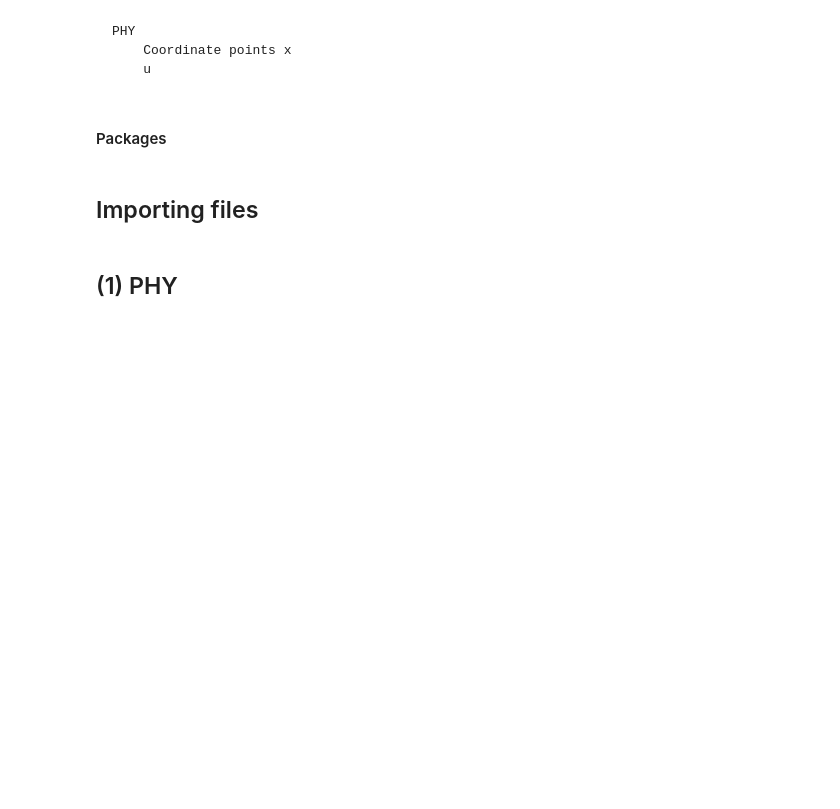
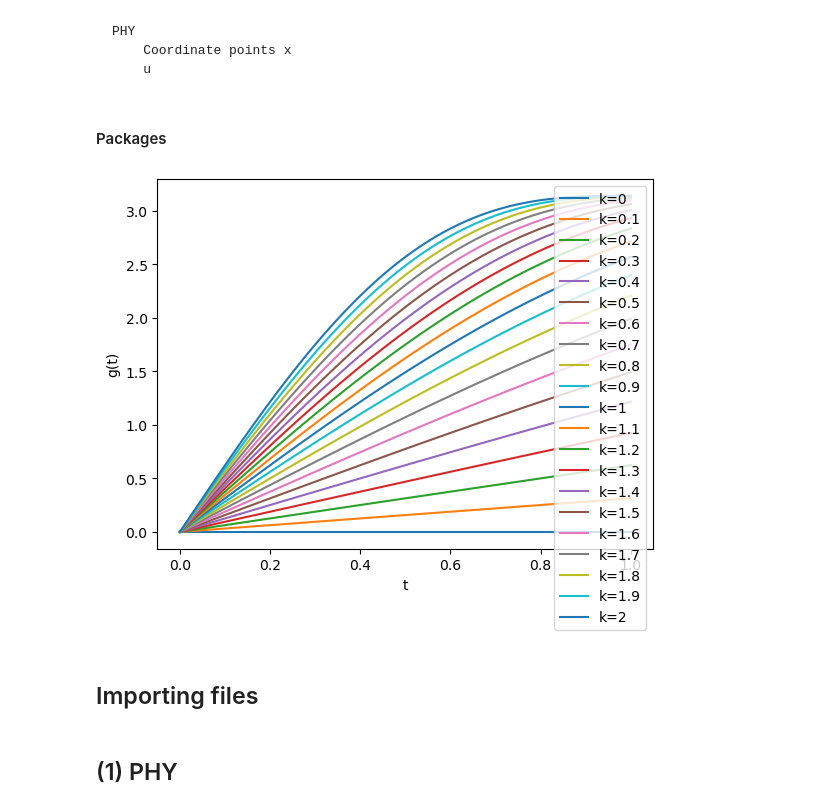
Before and after one commit to olcruzgonzalez/linear_advection_1D1d, a Jupyter notebook: generate_dataset/inspection.ipynb, the cells around one changed output. Cells and saved outputs as stored; diff of their text form; code cells hidden in the pictures; blank space fills up the shorter version.

```diff
--- a/generate_dataset/inspection.ipynb
+++ b/generate_dataset/inspection.ipynb
@@ -11,6 +11,20 @@ import os
 from tqdm import tqdm
 import numpy as np
 import matplotlib.pyplot as plt
+# %%
+k_list = [0,0.1,0.2,0.3,0.4,0.5,0.6,0.7,0.8,0.9,1,1.1,1.2,1.3,1.4,1.5,1.6,1.7,1.8,1.9,2]
+k = np.array(k_list)[None, :]
+t = np.linspace(0,1,100)[:,None]
+g = np.sin(k*np.pi/2*t) + k*np.pi/2*t
+fig,ax = plt.subplots()
+for idx,i in enumerate(k_list):
+    ax.plot(t,g[:,idx],label=f'k={i}')
+ax.set_xlabel('t')
+ax.set_ylabel('g(t)')
+ax.legend()
+plt.show()
+# %% [output]
+[figure, added]
 # %% [markdown]
 ## Importing files
 # %%
```
Also changed, not shown: 4 other files.
